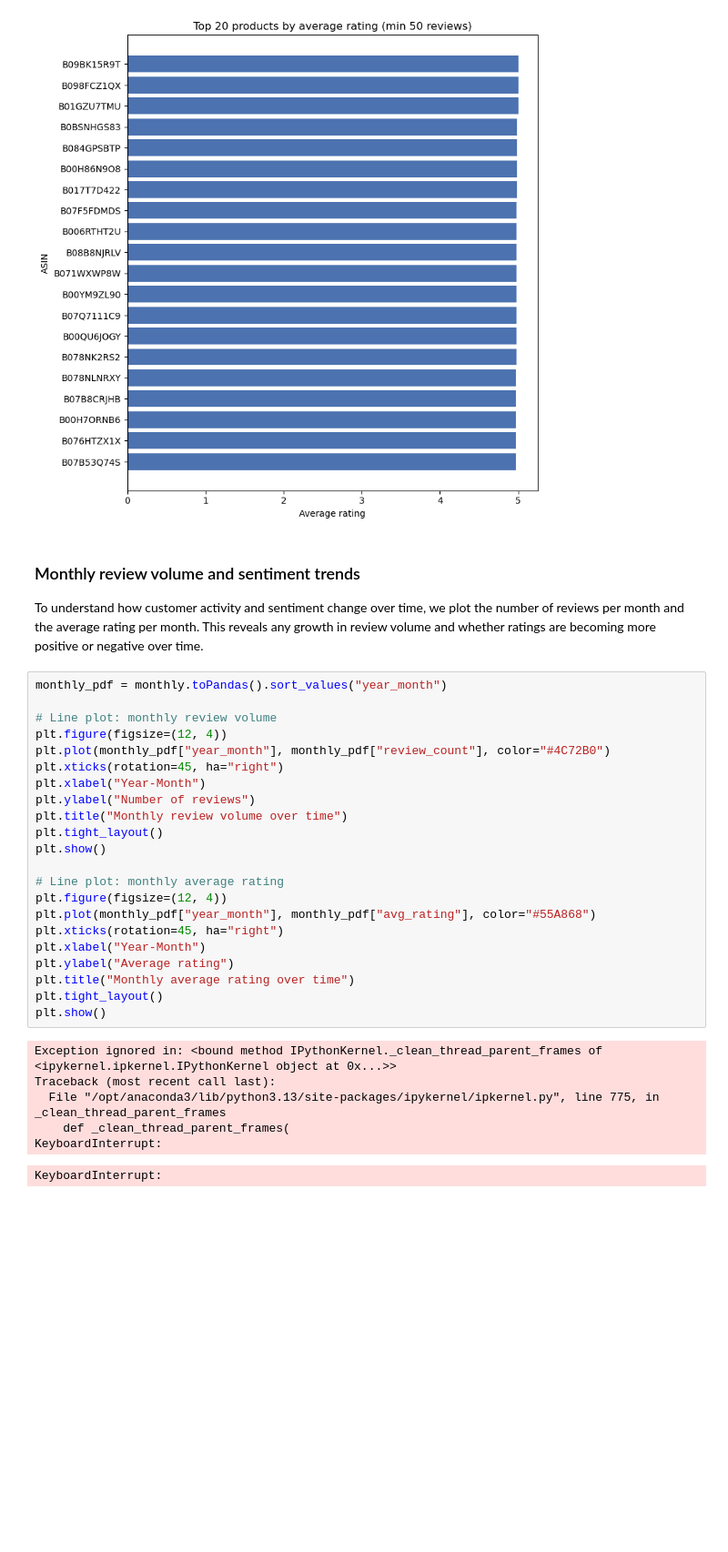
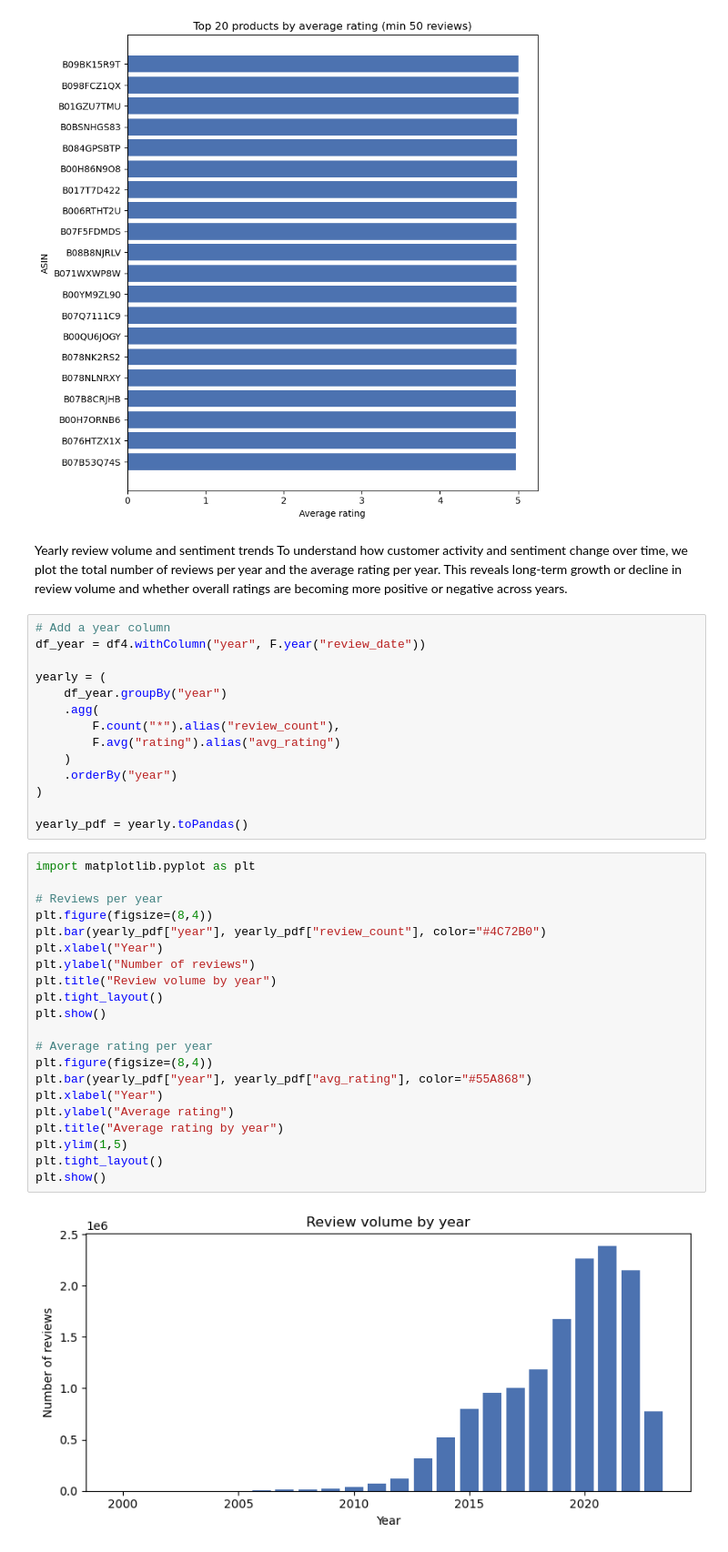
Before and after one commit to pramodkumarpodila-source/pramodkumarpodila-source-ds203-amazon-grocery-nlp-spark, a Jupyter notebook: notebooks/02_analysis.ipynb, the cells around one changed output. Shown at 91% size. Saved outputs shown, nothing was run; the diff lists cells and outputs as text; blank space fills up the shorter version.

Commit message:
Add NLP sentiment model and update data prep & analysis

```diff
--- a/notebooks/02_analysis.ipynb
+++ b/notebooks/02_analysis.ipynb
@@ -451,35 +458,42 @@ plt.show()
 # %% [output]
 [figure]
 # %% [markdown]
-### Monthly review volume and sentiment trends
-
-To understand how customer activity and sentiment change over time, we plot the number of reviews per month and the average rating per month. This reveals any growth in review volume and whether ratings are becoming more positive or negative over time.
+Yearly review volume and sentiment trends
+To understand how customer activity and sentiment change over time, we plot the total number of reviews per year and the average rating per year. This reveals long-term growth or decline in review volume and whether overall ratings are becoming more positive or negative across years.
-# %%
-monthly_pdf = monthly.toPandas().sort_values("year_month")
-
-# Line plot: monthly review volume
-plt.figure(figsize=(12, 4))
-plt.plot(monthly_pdf["year_month"], monthly_pdf["review_count"], color="#4C72B0")
-plt.xticks(rotation=45, ha="right")
-plt.xlabel("Year-Month")
-plt.ylabel("Number of reviews")
-plt.title("Monthly review volume over time")
-plt.tight_layout()
-plt.show()
-
-# Line plot: monthly average rating
-plt.figure(figsize=(12, 4))
-plt.plot(monthly_pdf["year_month"], monthly_pdf["avg_rating"], color="#55A868")
-plt.xticks(rotation=45, ha="right")
-plt.xlabel("Year-Month")
-plt.ylabel("Average rating")
-plt.title("Monthly average rating over time")
-plt.tight_layout()
-plt.show()
-# %% [output]
-Exception ignored in: <bound method IPythonKernel._clean_thread_parent_frames of <ipykernel.ipkernel.IPythonKernel object at 0x...>>
-Traceback (most recent call last):
-  File "/opt/anaconda3/lib/python3.13/site-packages/ipykernel/ipkernel.py", line 775, in _clean_thread_parent_frames
-    def _clean_thread_parent_frames(
-KeyboardInterrupt:
-KeyboardInterrupt:
+# %%
+# Add a year column
+df_year = df4.withColumn("year", F.year("review_date"))
+
+yearly = (
+    df_year.groupBy("year")
+    .agg(
+        F.count("*").alias("review_count"),
+        F.avg("rating").alias("avg_rating")
+    )
+    .orderBy("year")
+)
+
+yearly_pdf = yearly.toPandas()
+# %%
+import matplotlib.pyplot as plt
+
+# Reviews per year
+plt.figure(figsize=(8,4))
+plt.bar(yearly_pdf["year"], yearly_pdf["review_count"], color="#4C72B0")
+plt.xlabel("Year")
+plt.ylabel("Number of reviews")
+plt.title("Review volume by year")
+plt.tight_layout()
+plt.show()
+
+# Average rating per year
+plt.figure(figsize=(8,4))
+plt.bar(yearly_pdf["year"], yearly_pdf["avg_rating"], color="#55A868")
+plt.xlabel("Year")
+plt.ylabel("Average rating")
+plt.title("Average rating by year")
+plt.ylim(1,5)
+plt.tight_layout()
+plt.show()
+# %% [output]
+[figure, added]
```
Also changed, not shown: parts of 10 cells of this notebook, 26 other files.
